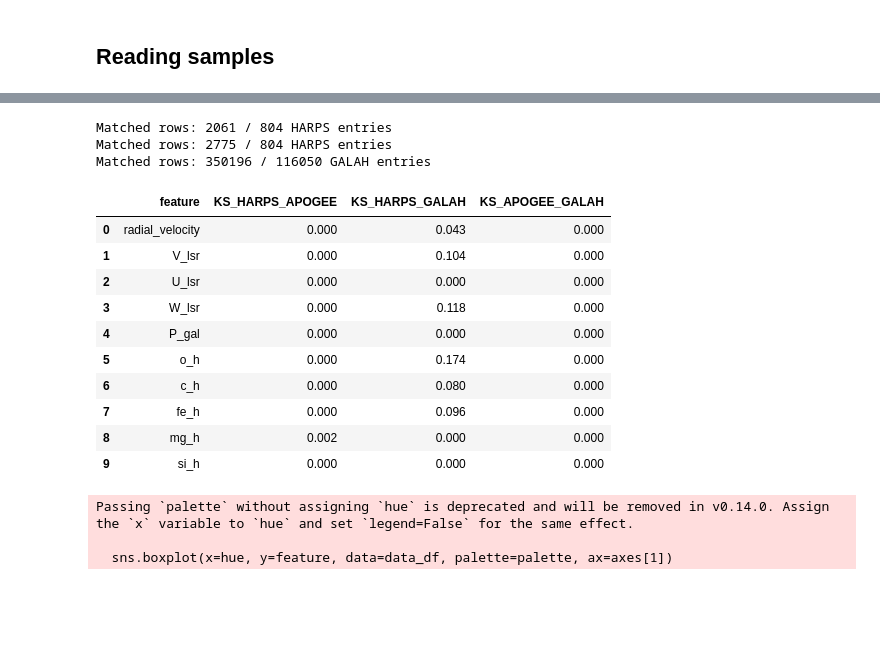
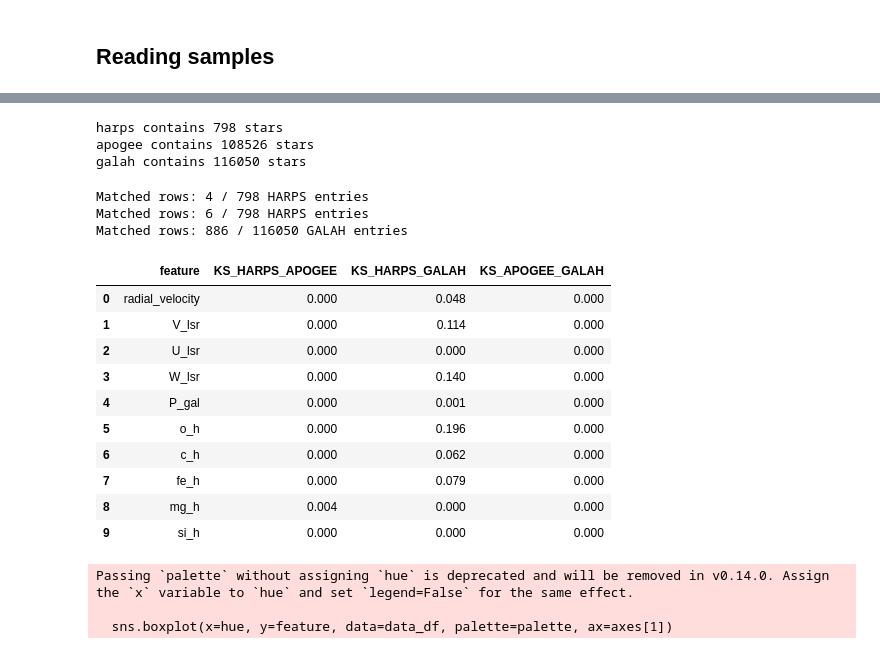
Before and after one commit to vadibekyan/AbundanceML, a Jupyter notebook: comparing_samples.ipynb, the cells around one changed output, grey strips where cells are left out. Saved outputs shown, nothing was run; the diff lists cells and outputs as text; code cells hidden in the pictures; blank space fills up the shorter version.

Commit message:
Modify omparing_samples.ipynb
Notebook reads the final samples

```diff
--- a/comparing_samples.ipynb
+++ b/comparing_samples.ipynb
@@ -15,29 +12,0 @@ import tqdm
-# %%
-harps_c = pd.read_csv('harps_gaia_c.csv')
-harps_mg_si = pd.read_csv('harps_gaia_mg_si.csv')
-harps_o = pd.read_csv('harps_gaia_o.csv')
-
-print (f'harps_c contains {len(harps_c)} stars')
-print (f'harps_mg_si contains {len(harps_mg_si)} stars')
-print (f'harps_o contains {len(harps_o)} stars')
-
-# Ensure 'source_id' is int and set as index
-for df in [harps_mg_si, harps_c, harps_o]:
-    df['source_id'] = df['source_id'].astype(int)
-    df.set_index('source_id', inplace=True)
-
-# Start with the base DataFrame
-harps_combined = harps_mg_si.copy()
-
-# Add only new columns from harps_c
-new_cols_c = harps_c.columns.difference(harps_combined.columns)
-harps_combined = harps_combined.join(harps_c[new_cols_c], how='left')
-
-# Add only new columns from harps_o
-new_cols_o = harps_o.columns.difference(harps_combined.columns)
-harps_combined = harps_combined.join(harps_o[new_cols_o], how='left')
-
-# Bring source_id back as a column
-harps_combined.reset_index(inplace=True)
-
-harps_combined.head(2)
@@ -159,3 +13,15 @@ galah_renamed = galah.rename(columns=galah_rename_map)
+# %%
+harps = pd.read_csv('harps_sample.csv')
+apogee = pd.read_csv('apogee_sample.csv')
+galah = pd.read_csv('galah_sample.csv')
+
+print (f'harps contains {len(harps)} stars')
+print (f'apogee contains {len(apogee)} stars')
+print (f'galah contains {len(galah)} stars')
+# %% [output]
+harps contains 798 stars
+apogee contains 108526 stars
+galah contains 116050 stars
 # %%
 def compare_dfs_by_source_id(df1, df2, label1='df1', label2='df2', id_col='source_id'):
     """
@@ -208,13 +74,13 @@ def compare_dfs_by_source_id(df1, df2, label1='df1', label2='df2', id_col='sourc
 
     return merged_df, comparison_df
 # %%
-merged_harps_apogee, comp_harps_apogee = compare_dfs_by_source_id(harps_combined, apogee_renamed, label1='harps', label2='apogee')
-merged_harps_galah, comp_harps_galah  = compare_dfs_by_source_id(harps_combined, galah_renamed, label1='harps', label2='galah')
-merged_galah_apogee, comp_galah_apogee = compare_dfs_by_source_id(galah_renamed, apogee_renamed, label1='galah', label2='apogee')
+merged_harps_apogee, comp_harps_apogee = compare_dfs_by_source_id(harps, apogee, label1='harps', label2='apogee')
+merged_harps_galah, comp_harps_galah  = compare_dfs_by_source_id(harps, galah, label1='harps', label2='galah')
+merged_galah_apogee, comp_galah_apogee = compare_dfs_by_source_id(galah, apogee, label1='galah', label2='apogee')
 # %% [output]
-Matched rows: 2061 / 804 HARPS entries
-Matched rows: 2775 / 804 HARPS entries
-Matched rows: 350196 / 116050 GALAH entries
+Matched rows: 4 / 798 HARPS entries
+Matched rows: 6 / 798 HARPS entries
+Matched rows: 886 / 116050 GALAH entries
 # %%
 other_cols = ['distance_gspphot',  'Teff',   'dec',  'phot_rp_mean_mag',  'parallax',  'pmra',  'pmdec',
               'phot_bp_mean_mag',  'ra',  'logg',  'phot_g_mean_mag', ]
@@ -293,19 +159,19 @@ def distribution_test_trio(df1, df2, df3, features, labels=("df1", "df2", "df3")
     return df
 # %%
 features_to_test = cols_for_ml  # or your ML feature list
-results_df = distribution_test_trio(harps_combined, apogee_renamed, galah_renamed, features_to_test, labels=('HARPS', 'APOGEE', 'GALAH'))
+results_df = distribution_test_trio(harps, apogee, galah, features_to_test, labels=('HARPS', 'APOGEE', 'GALAH'))
 results_df
 # %% [output]
 |  | feature | KS_HARPS_APOGEE | KS_HARPS_GALAH | KS_APOGEE_GALAH |
-| 0 | radial_velocity | 0.000 | 0.043 | 0.000 |
-| 1 | V_lsr | 0.000 | 0.104 | 0.000 |
+| 0 | radial_velocity | 0.000 | 0.048 | 0.000 |
+| 1 | V_lsr | 0.000 | 0.114 | 0.000 |
 | 2 | U_lsr | 0.000 | 0.000 | 0.000 |
-| 3 | W_lsr | 0.000 | 0.118 | 0.000 |
-| 4 | P_gal | 0.000 | 0.000 | 0.000 |
-| 5 | o_h | 0.000 | 0.174 | 0.000 |
-| 6 | c_h | 0.000 | 0.080 | 0.000 |
-| 7 | fe_h | 0.000 | 0.096 | 0.000 |
-| 8 | mg_h | 0.002 | 0.000 | 0.000 |
+| 3 | W_lsr | 0.000 | 0.140 | 0.000 |
+| 4 | P_gal | 0.000 | 0.001 | 0.000 |
+| 5 | o_h | 0.000 | 0.196 | 0.000 |
+| 6 | c_h | 0.000 | 0.062 | 0.000 |
+| 7 | fe_h | 0.000 | 0.079 | 0.000 |
+| 8 | mg_h | 0.004 | 0.000 | 0.000 |
 | 9 | si_h | 0.000 | 0.000 | 0.000 |
 # %%
 import numpy as np
```
Also changed, not shown: parts of 8 cells of this notebook, 3 other files.
